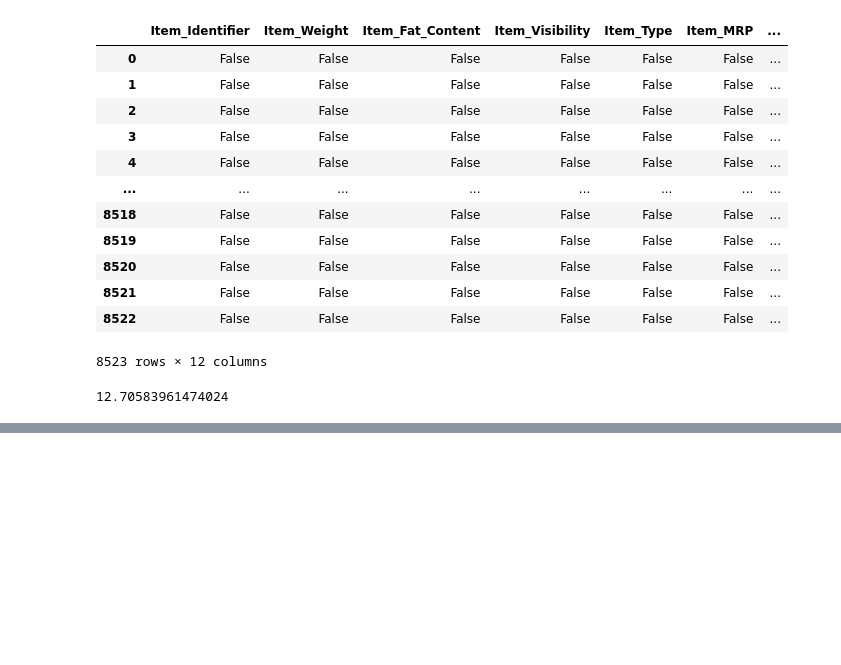
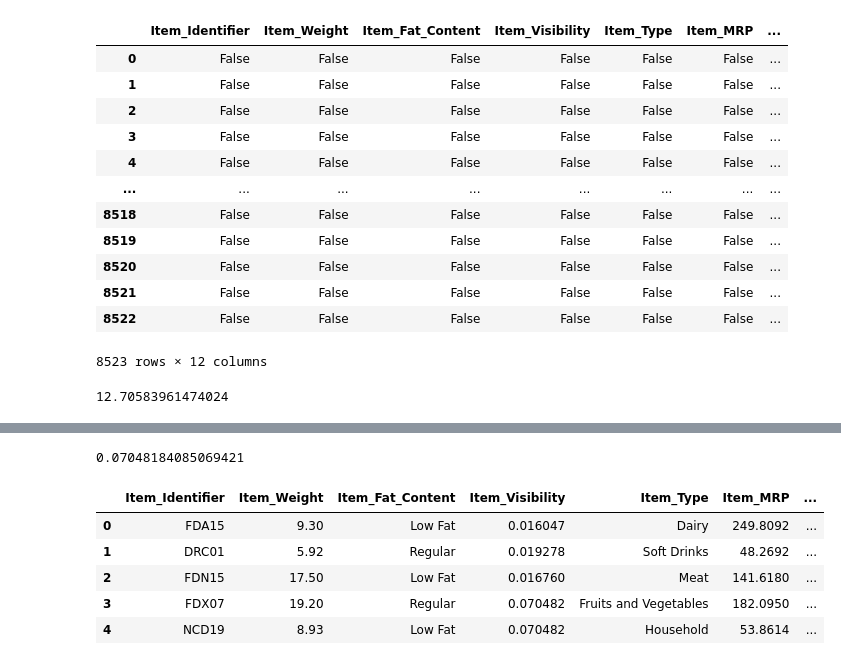
Before and after one commit to loganrane/MachineLearning101, a Jupyter notebook: Projects/Pandas Basics.ipynb, the cells around one changed output, grey strips where cells are left out. Saved outputs shown, nothing was run; the diff lists cells and outputs as text; code cells hidden in the pictures; blank space fills up the shorter version.

```diff
--- a/Projects/Pandas Basics.ipynb
+++ b/Projects/Pandas Basics.ipynb
@@ -233,0 +261,6 @@ df_train[df_train['Item_Fat_Content'] == 'Regular']['Item_Weight'].mean() # Grou
+# %%
+df_train.loc[df_train.Item_Fat_Content == 'reg', 'Item_Fat_Content'] = 'Regular'  # loc[l, r]
+df_train.loc[df_train.Item_Fat_Content == 'LF', 'Item_Fat_Content'] = 'Low Fat'
+df_train.loc[df_train.Item_Fat_Content == 'low fat', 'Item_Fat_Content'] = 'Low Fat'
+print(df_train.Item_Fat_Content.value_counts())
+df_train.head()
@@ -233,0 +277,2 @@ df_train[df_train['Item_Fat_Content'] == 'Regular']['Item_Weight'].mean() # Grou
+# %%
+df_new = df_train
@@ -233,0 +300,15 @@ df_train[df_train['Item_Fat_Content'] == 'Regular']['Item_Weight'].mean() # Grou
+# %%
+np.mean(df_new.loc[df_new.Item_Visibility > 0, 'Item_Visibility'])
+# %% [output]
+0.07048184085069421
+# %%
+df_new.loc[df_new.Item_Visibility <= 0.00, 'Item_Visibility'] = np.mean(df_new.loc[df_new.Item_Visibility > 0, 'Item_Visibility'])
+# %%
+df_new.head()
+# %% [output]
+|  | Item_Identifier | Item_Weight | Item_Fat_Content | Item_Visibility | Item_Type | Item_MRP | ... |
+| 0 | FDA15 | 9.30 | Low Fat | 0.016047 | Dairy | 249.8092 | ... |
+| 1 | DRC01 | 5.92 | Regular | 0.019278 | Soft Drinks | 48.2692 | ... |
+| 2 | FDN15 | 17.50 | Low Fat | 0.016760 | Meat | 141.6180 | ... |
+| 3 | FDX07 | 19.20 | Regular | 0.070482 | Fruits and Vegetables | 182.0950 | ... |
+| 4 | NCD19 | 8.93 | Low Fat | 0.070482 | Household | 53.8614 | ... |
```
Also changed, not shown: parts of 8 cells of this notebook, 1 other file.
